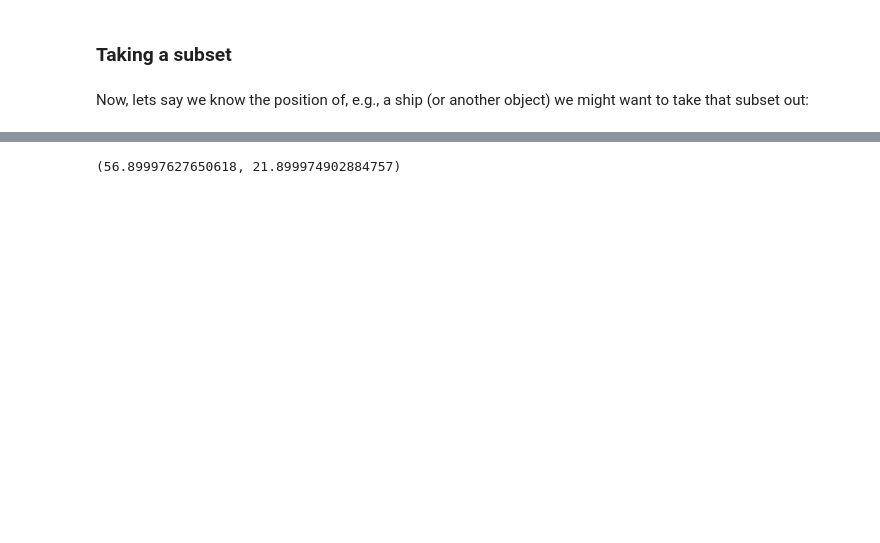
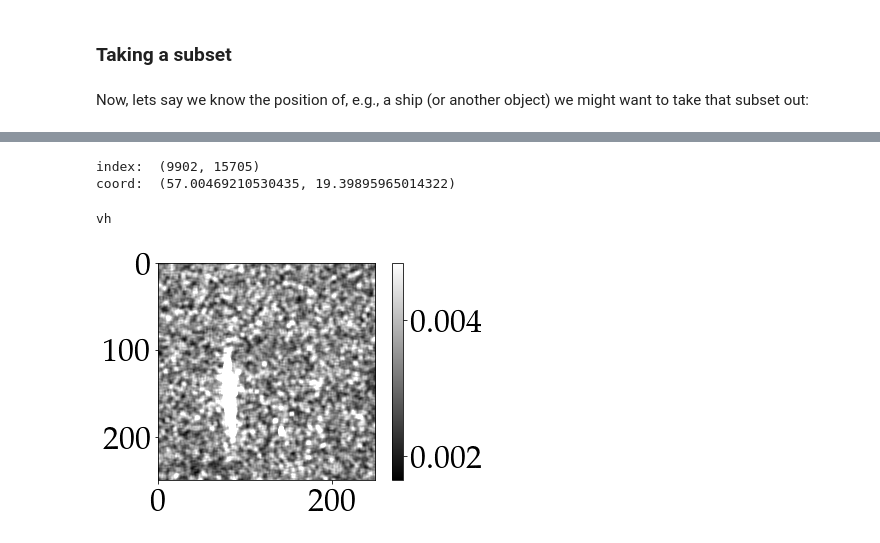
Before and after one commit to aalling93/Sentinel_1_python, a Jupyter notebook: examples/examples_clone_build/download_calibrate_speckle.ipynb, the cells around one changed output, grey strips where cells are left out. Drawn from its saved outputs; the diff is of its cells as text; code cells hidden in the pictures; blank space fills up the shorter version.

```diff
--- a/examples/download_calibrate_speckle.ipynb
+++ b/examples/examples_clone_build/download_calibrate_speckle.ipynb
@@ -110,8 +102,14 @@ img_box.footprint
 # %%
-indx = img_box.get_index(lat=56.9,long=21.9)
+indx = img.get_index(lat=57.0047,long=19.399)
+print('index: ',indx)
 #checking accuracy
-print(img.get_coordinate(indx[0],indx[1]))
+print('coord: ',img.get_coordinate(indx[0],indx[1]))
 # %% [output]
-(56.89997627650618, 21.899974902884757)
+index:  (9902, 15705)
+coord:  (57.00469210530435, 19.39895965014322)
 # %%
-img_box[indx[0]-1025:indx[0]+125,indx[1]-1025:indx[1]+125].simple_plot(band_index=1)
+print('vh')
+img[indx[0]-125:indx[0]+125,indx[1]-125:indx[1]+125].simple_plot(band_index=1)
+# %% [output]
+vh
+[figure, added]
```
Also changed, not shown: parts of 15 cells of this notebook, 29 other files.
